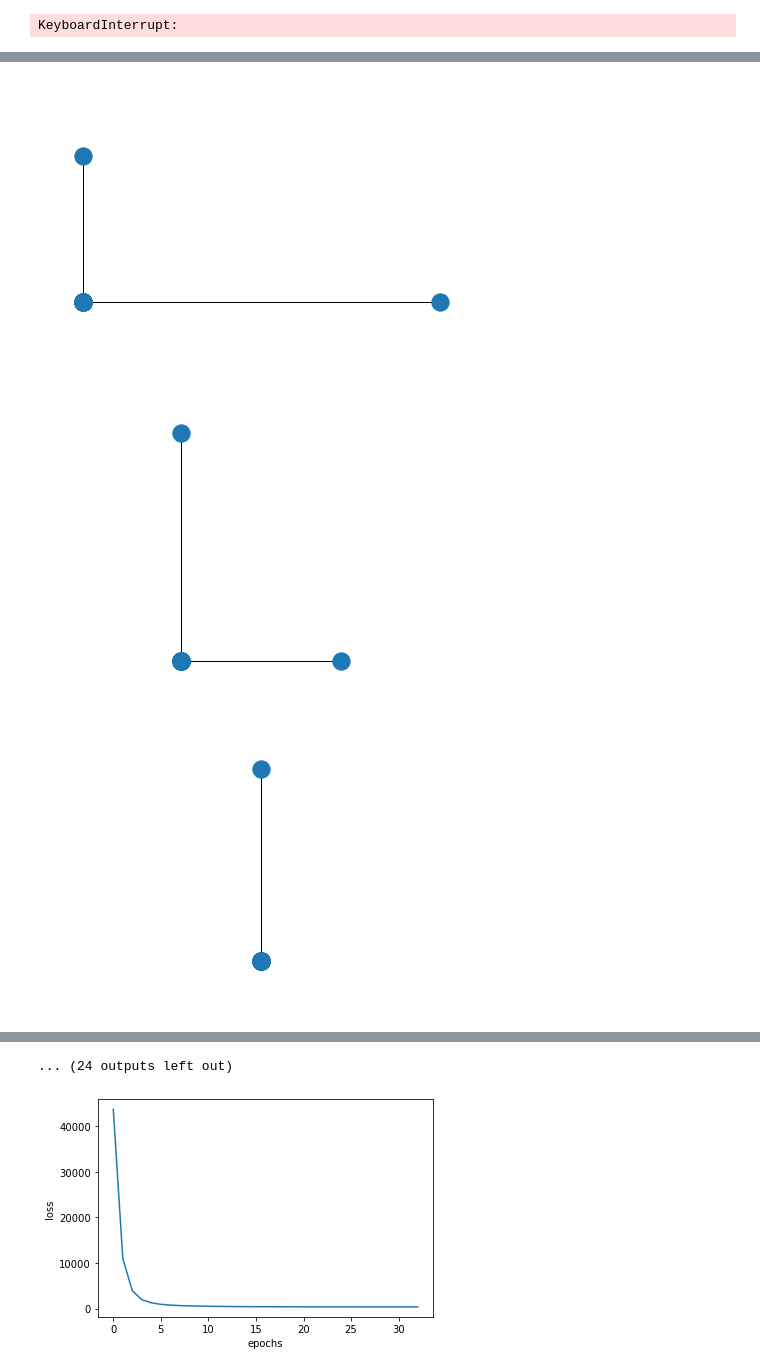
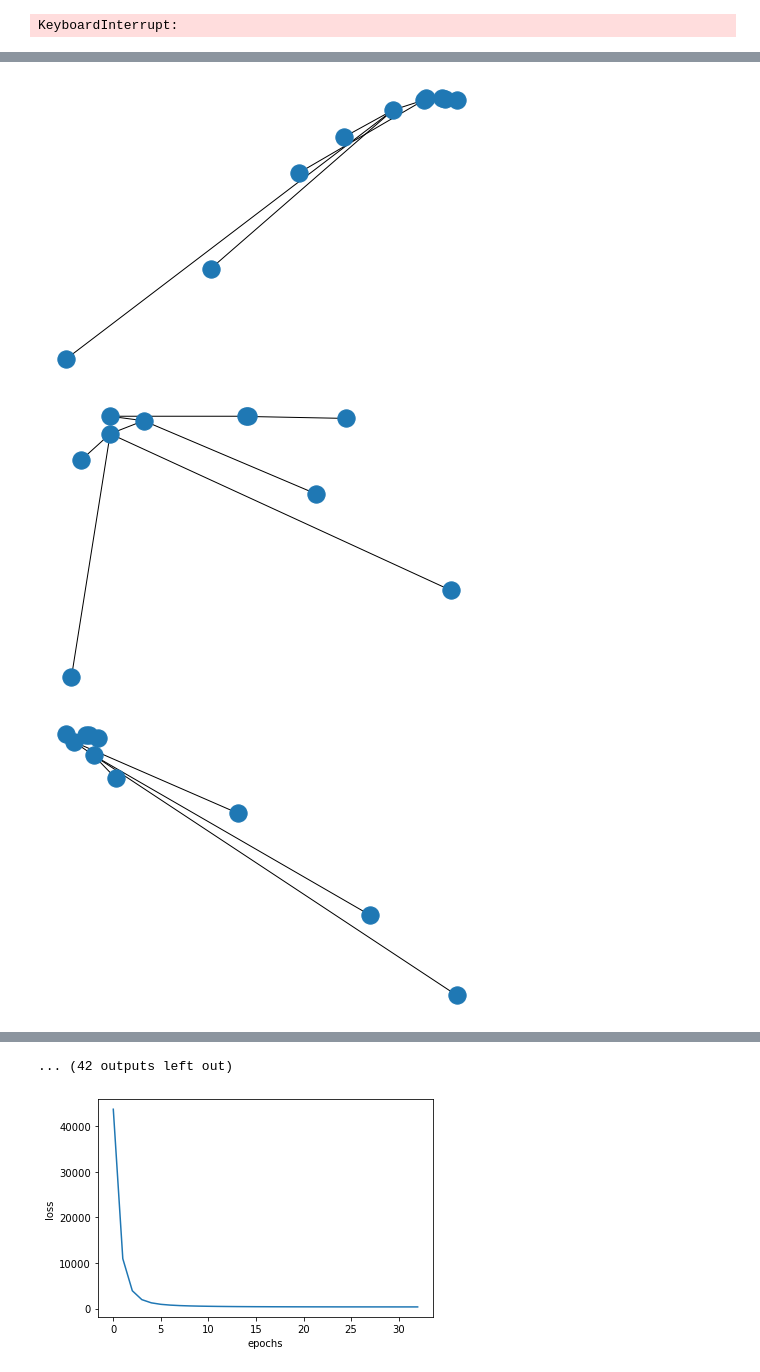
Before and after one commit to zhenxingCui/deepgd, a Jupyter notebook: gnn_stress.ipynb, the cells around one changed output, grey strips where cells are left out. Drawn from its saved outputs; the diff is of its cells as text; code cells hidden in the pictures.

```diff
--- a/gnn_stress.ipynb
+++ b/gnn_stress.ipynb
@@ -138,14 +188,14 @@ def graph_vis(G, node_pos, file_name):
     nx.draw(G, pos)
     plt.savefig(file_name)
 # %%
-ngraph = 5000
+ngraph = 500
 ngraph_size = [random.randint(5,20) for i in range(ngraph)]
 data_list = []
 for i in range(ngraph):
     G, data = generate_graph(ngraph_size[i], f'random_graph/{i}.txt')
     data_list.append(data)
+loader = DataLoader(data_list, batch_size=8,shuffle=True)
 # %%
-loader = DataLoader(data_list[:2000], batch_size=32,shuffle=True)
 start_epoch = 1
 num_epochs = 1000
 device = torch.device('cuda' if torch.cuda.is_available() else 'cpu')
@@ -153,16 +203,16 @@ if start_epoch == 1:
     model = Net().to(device)
 else:
     model = torch.load(f'ckpt/epoch_{start_epoch}.pt').to(device)
-criterion = EnergyLoss()
-optimizer = torch.optim.Adam(model.parameters(), lr=0.0005)
+criterion = EnergyLossVectorized()
+optimizer = torch.optim.Adam(model.parameters(), lr=0.0001, eps=1e-3)
 loss_ep = []
+G_test, data_test = generate_graph(10, f'test/test_graph.txt')
 for epoch in range(start_epoch, num_epochs):
     loss = train(model, criterion, optimizer,loader)
     loss_ep.append(loss)
-    if epoch % 1 == 0:
+    if epoch % 10 == 0:
+        print(epoch, loss)
         torch.save(model, f'ckpt/epoch_{epoch}.pt')
-        G, data = generate_graph(10, f'test/epoch_{epoch}.txt')
-        node_pos = evaluate(model, data)
-        graph_vis(G, node_pos, f'test/epoch_{epoch}.png')
-    print(epoch, loss)
+        node_pos = evaluate(model, data_test)
+        graph_vis(G_test, node_pos, f'test_traingraph5_share_no/epoch_{epoch}.png')
 # %% [output]
@@ -204,3 +255,3 @@ KeyboardInterrupt:
-[figure, old version]
+[figure, new version]
-[figure, old version]
+[figure, new version]
-[figure, old version]
+[figure, new version]
@@ -212,4 +263,4 @@ KeyboardInterrupt:
-... (24 outputs left out)
+... (42 outputs left out)
 # %%
 plt.xlabel("epochs")
 plt.ylabel("loss")
```
Also changed, not shown: parts of 3 cells of this notebook, 1 other file.
